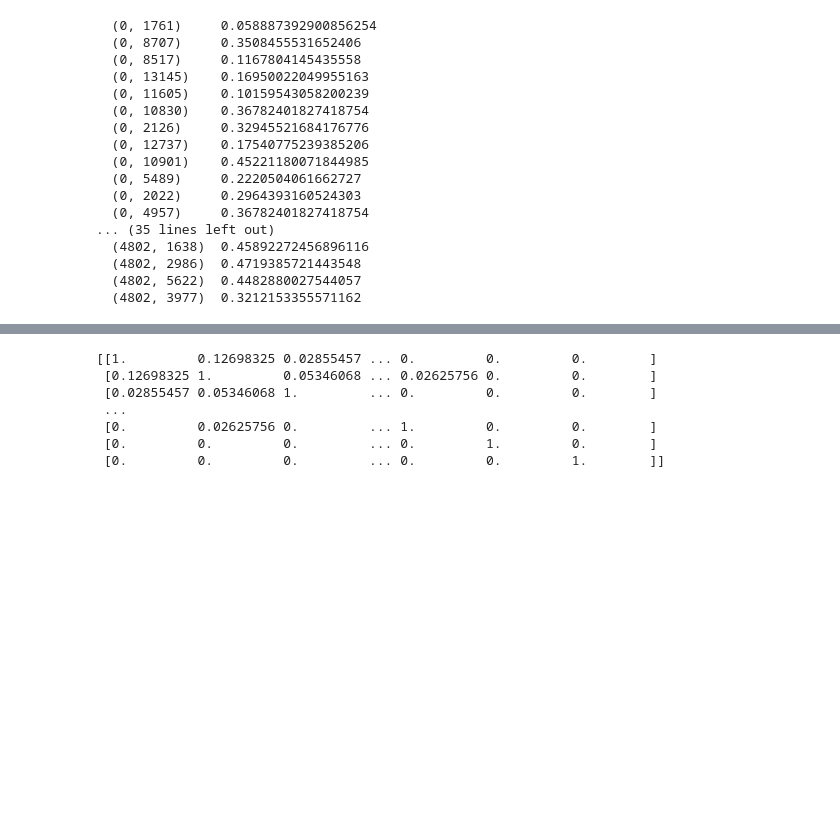
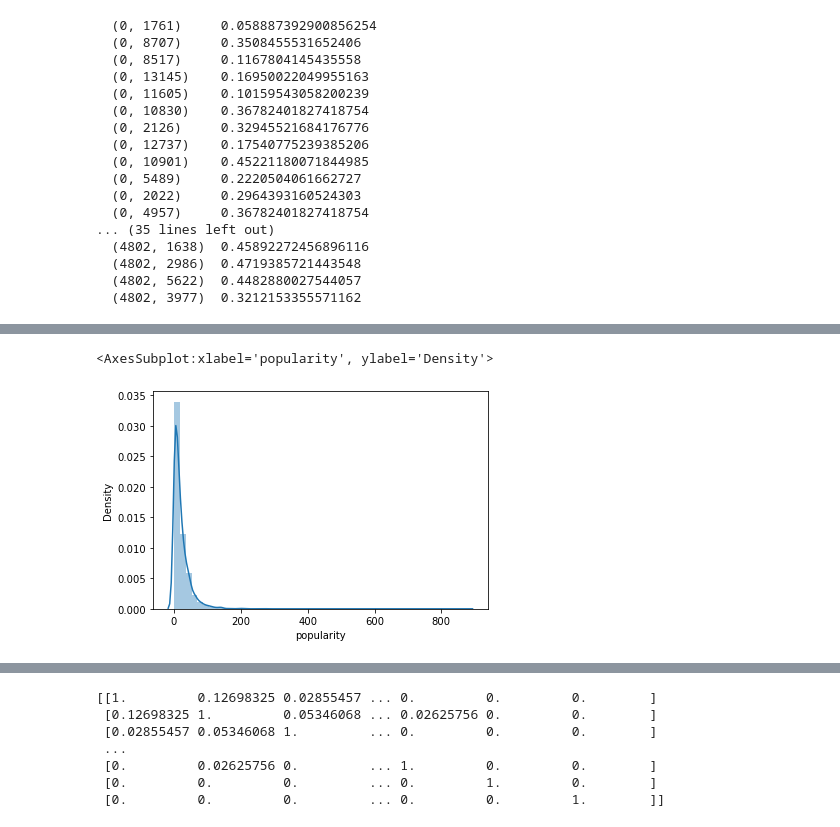
Before and after one commit to ansh27ika/movies-recomendation, a Jupyter notebook: movies recomendation (1).ipynb, the cells around one changed output, grey strips where cells are left out. Cells and saved outputs as stored; diff of their text form; code cells hidden in the pictures; blank space fills up the shorter version.

```diff
--- a/movies recomendation (1).ipynb
+++ b/movies recomendation (1).ipynb
@@ -118,0 +133,5 @@ print(vector_feature)
+# %%
+sns.distplot(movies_data['popularity'])
+# %% [output]
+<AxesSubplot:xlabel='popularity', ylabel='Density'>
+[figure, added]
```
Also changed, not shown: parts of 6 cells of this notebook.
